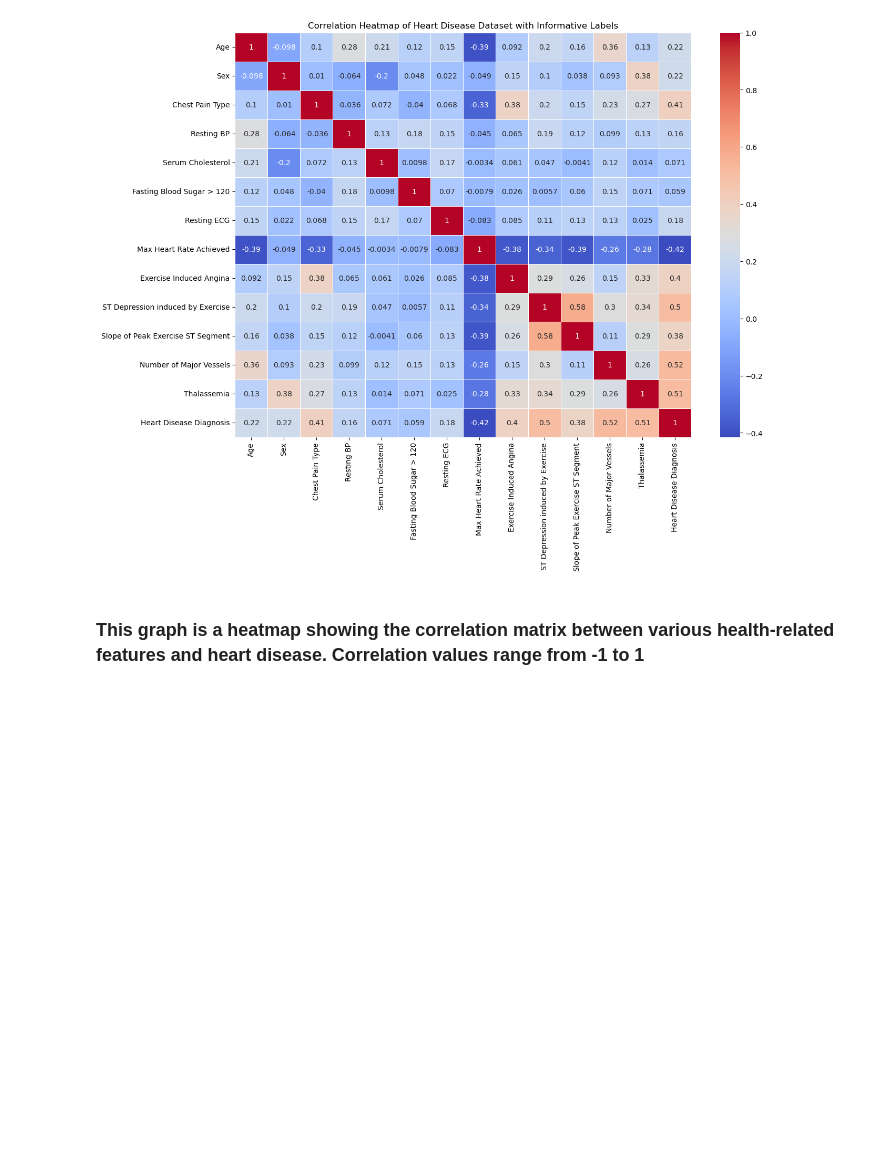
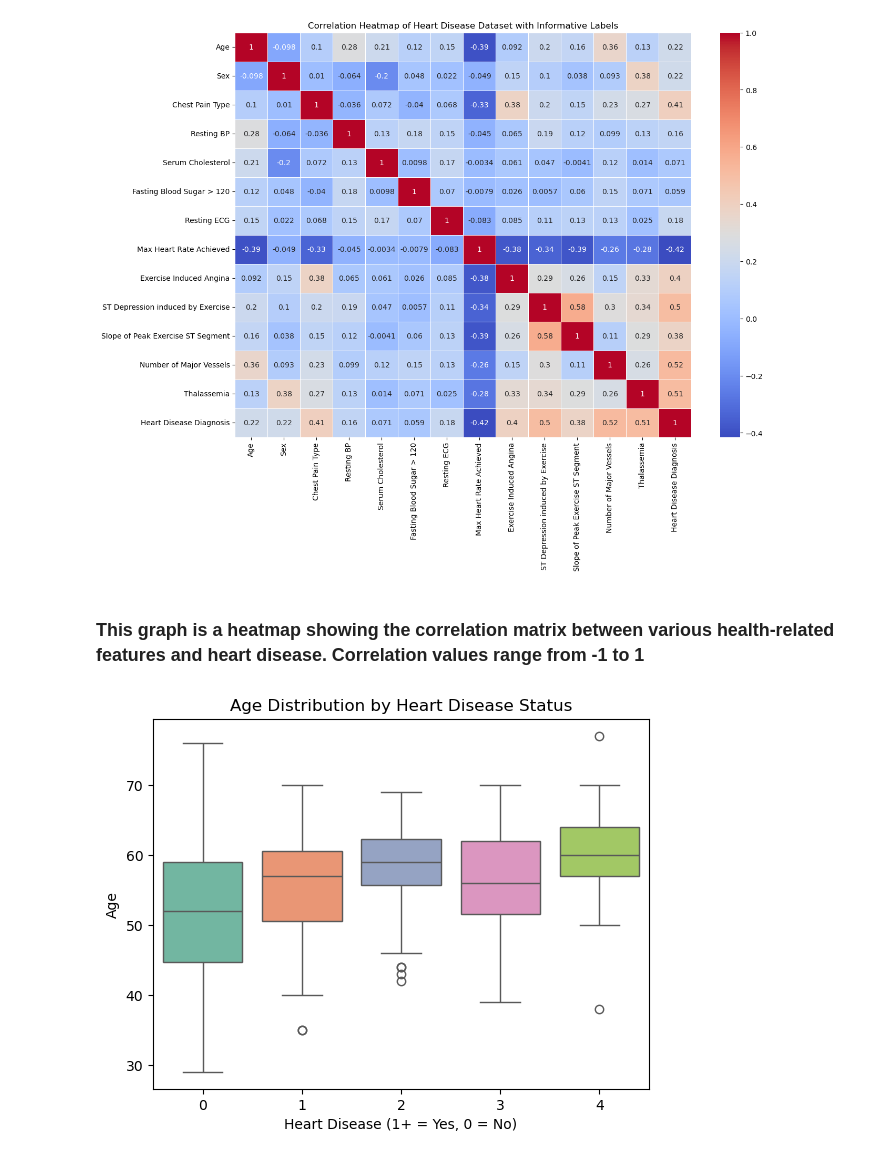
Before and after one commit to chenxi-liu233/24Fall_CSCI6806_Group10, a Jupyter notebook: eda/eda.ipynb, the cells around one changed output. Saved outputs shown, nothing was run; the diff lists cells and outputs as text; code cells hidden in the pictures; blank space fills up the shorter version.

```diff
--- a/eda/eda.ipynb
+++ b/eda/eda.ipynb
@@ -141,3 +141,20 @@ plt.show()
 [figure]
 # %% [markdown]
 ### This graph is a heatmap showing the correlation matrix between various health-related features and heart disease. Correlation values range from -1 to 1
+# %%
+# Flatten the target variable (y) to be 1D
+y_flattened = y.squeeze()
+
+# Combine the target variable and age column into a new DataFrame
+df_plot = pd.concat([X['age'], pd.Series(y_flattened, name='heart_disease')], axis=1)
+
+# Create a box plot for age distribution by heart disease status with different colors using hue
+sns.boxplot(x='heart_disease', y='age', data=df_plot, hue='heart_disease', palette="Set2")  # Use Set2 for a color palette
+plt.title('Age Distribution by Heart Disease Status')
+plt.xlabel('Heart Disease (1+ = Yes, 0 = No)')
+plt.ylabel('Age')
+
+plt.legend([], [], frameon=False)  # Optionally, remove the legend if not needed
+plt.show()
+# %% [output]
+[figure, added]
```
Also changed, not shown: parts of 3 cells of this notebook.
